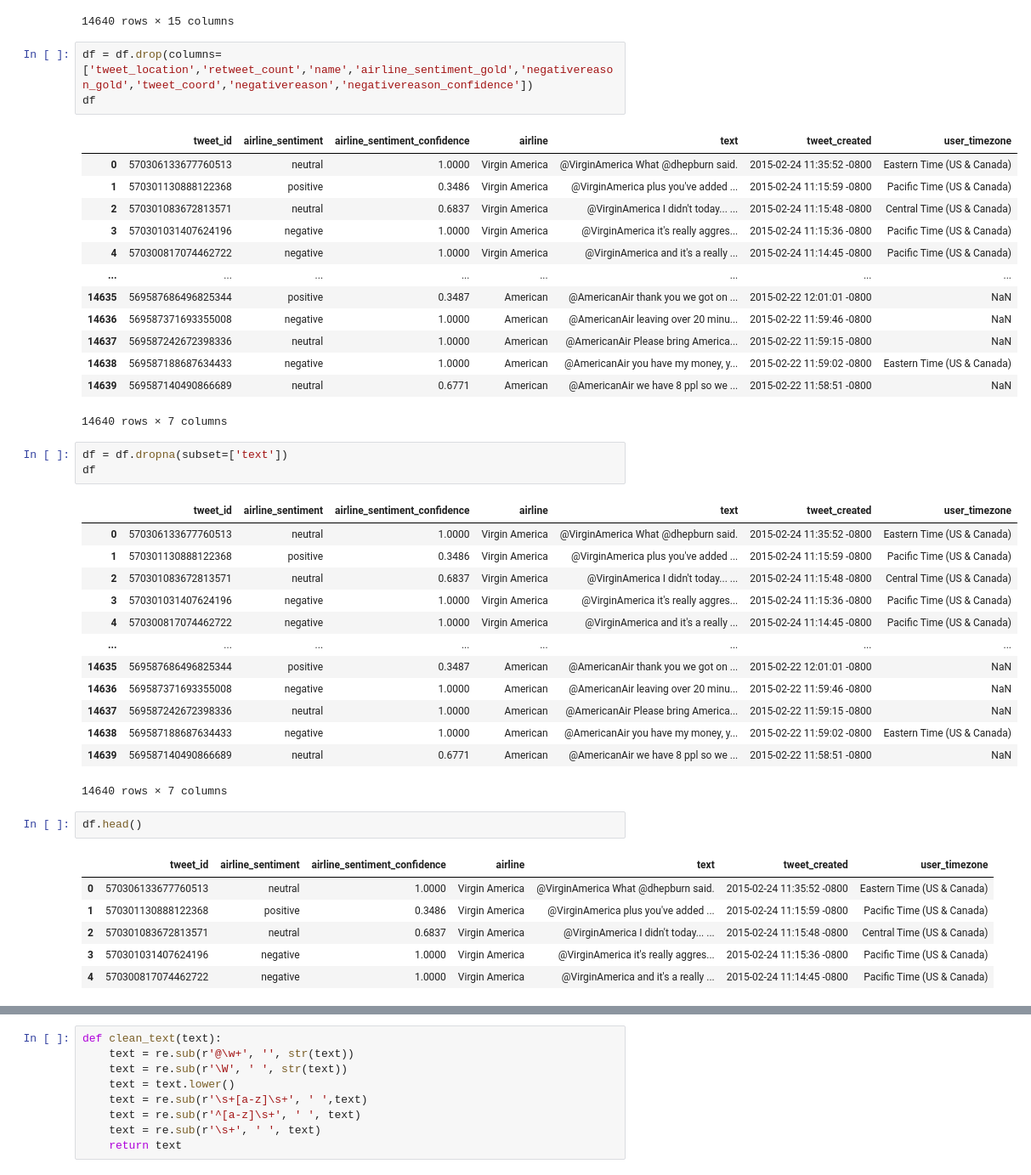
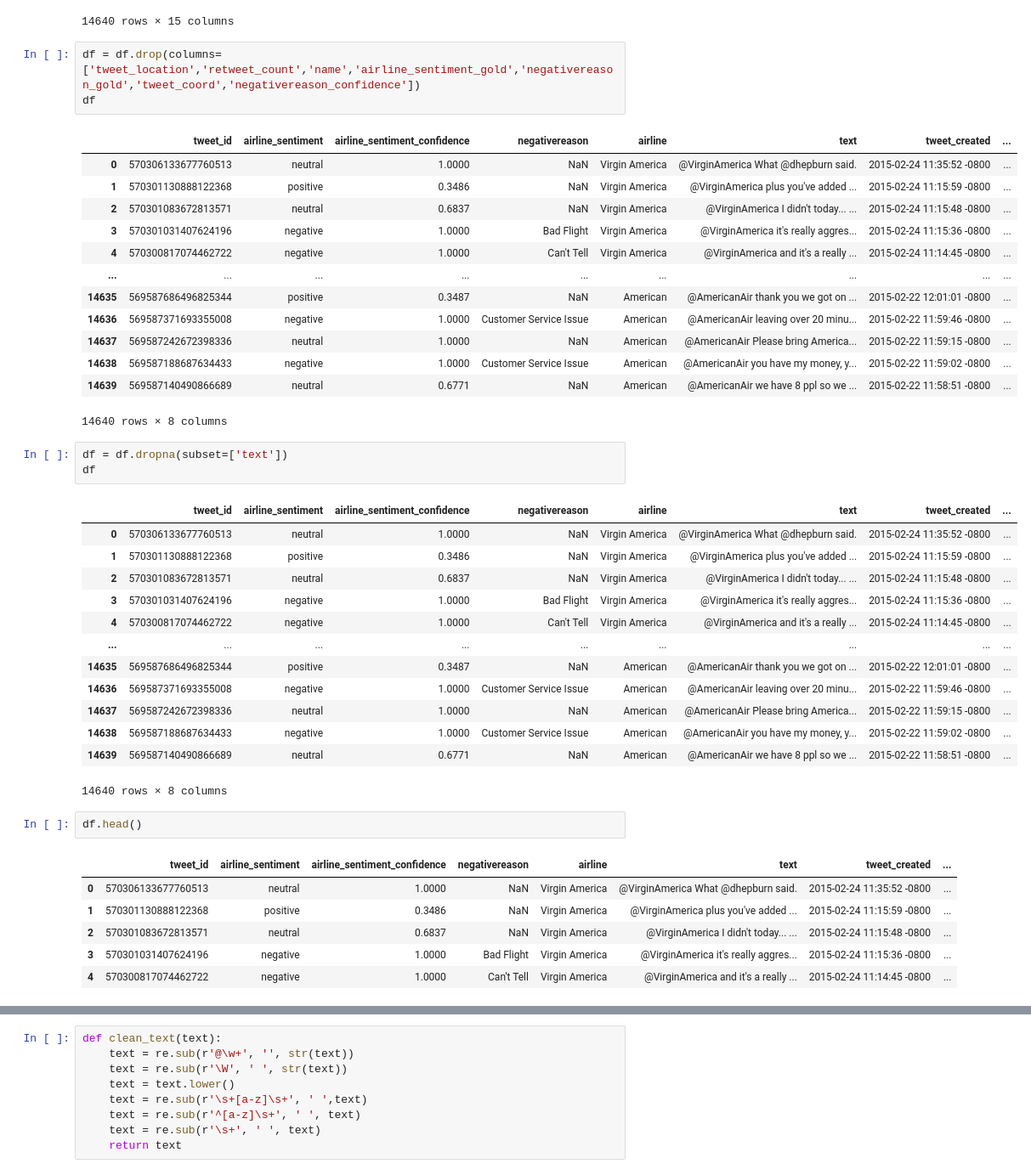
Before and after one commit to nb110240/TwitterSentiment, a Jupyter notebook: FinalProject_groupXXX.ipynb, the cells around one changed output, grey strips where cells are left out. Shown at 85% size. Drawn from its saved outputs; the diff is of its cells as text.

```diff
--- a/FinalProject_groupXXX.ipynb
+++ b/FinalProject_groupXXX.ipynb
@@ -92,48 +100,48 @@ df
 | 14639 | 569587140490866689 | neutral | 0.6771 | NaN | 0.0000 | American | ... |
 14640 rows × 15 columns
 # %%
-df = df.drop(columns=['tweet_location','retweet_count','name','airline_sentiment_gold','negativereason_gold','tweet_coord','negativereason','negativereason_confidence'])
+df = df.drop(columns=['tweet_location','retweet_count','name','airline_sentiment_gold','negativereason_gold','tweet_coord','negativereason_confidence'])
 df
 # %% [output]
-|  | tweet_id | airline_sentiment | airline_sentiment_confidence | airline | text | tweet_created | user_timezone |
-| 0 | 570306133677760513 | neutral | 1.0000 | Virgin America | @VirginAmerica What @dhepburn said. | 2015-02-24 11:35:52 -0800 | Eastern Time (US & Canada) |
-| 1 | 570301130888122368 | positive | 0.3486 | Virgin America | @VirginAmerica plus you've added ... | 2015-02-24 11:15:59 -0800 | Pacific Time (US & Canada) |
-| 2 | 570301083672813571 | neutral | 0.6837 | Virgin America | @VirginAmerica I didn't today... ... | 2015-02-24 11:15:48 -0800 | Central Time (US & Canada) |
-| 3 | 570301031407624196 | negative | 1.0000 | Virgin America | @VirginAmerica it's really aggres... | 2015-02-24 11:15:36 -0800 | Pacific Time (US & Canada) |
-| 4 | 570300817074462722 | negative | 1.0000 | Virgin America | @VirginAmerica and it's a really ... | 2015-02-24 11:14:45 -0800 | Pacific Time (US & Canada) |
-| ... | ... | ... | ... | ... | ... | ... | ... |
-| 14635 | 569587686496825344 | positive | 0.3487 | American | @AmericanAir thank you we got on ... | 2015-02-22 12:01:01 -0800 | NaN |
-| 14636 | 569587371693355008 | negative | 1.0000 | American | @AmericanAir leaving over 20 minu... | 2015-02-22 11:59:46 -0800 | NaN |
-| 14637 | 569587242672398336 | neutral | 1.0000 | American | @AmericanAir Please bring America... | 2015-02-22 11:59:15 -0800 | NaN |
-| 14638 | 569587188687634433 | negative | 1.0000 | American | @AmericanAir you have my money, y... | 2015-02-22 11:59:02 -0800 | Eastern Time (US & Canada) |
-| 14639 | 569587140490866689 | neutral | 0.6771 | American | @AmericanAir we have 8 ppl so we ... | 2015-02-22 11:58:51 -0800 | NaN |
+|  | tweet_id | airline_sentiment | airline_sentiment_confidence | negativereason | airline | text | tweet_created | ... |
+| 0 | 570306133677760513 | neutral | 1.0000 | NaN | Virgin America | @VirginAmerica What @dhepburn said. | 2015-02-24 11:35:52 -0800 | ... |
+| 1 | 570301130888122368 | positive | 0.3486 | NaN | Virgin America | @VirginAmerica plus you've added ... | 2015-02-24 11:15:59 -0800 | ... |
+| 2 | 570301083672813571 | neutral | 0.6837 | NaN | Virgin America | @VirginAmerica I didn't today... ... | 2015-02-24 11:15:48 -0800 | ... |
+| 3 | 570301031407624196 | negative | 1.0000 | Bad Flight | Virgin America | @VirginAmerica it's really aggres... | 2015-02-24 11:15:36 -0800 | ... |
+| 4 | 570300817074462722 | negative | 1.0000 | Can't Tell | Virgin America | @VirginAmerica and it's a really ... | 2015-02-24 11:14:45 -0800 | ... |
+| ... | ... | ... | ... | ... | ... | ... | ... | ... |
+| 14635 | 569587686496825344 | positive | 0.3487 | NaN | American | @AmericanAir thank you we got on ... | 2015-02-22 12:01:01 -0800 | ... |
+| 14636 | 569587371693355008 | negative | 1.0000 | Customer Service Issue | American | @AmericanAir leaving over 20 minu... | 2015-02-22 11:59:46 -0800 | ... |
+| 14637 | 569587242672398336 | neutral | 1.0000 | NaN | American | @AmericanAir Please bring America... | 2015-02-22 11:59:15 -0800 | ... |
+| 14638 | 569587188687634433 | negative | 1.0000 | Customer Service Issue | American | @AmericanAir you have my money, y... | 2015-02-22 11:59:02 -0800 | ... |
+| 14639 | 569587140490866689 | neutral | 0.6771 | NaN | American | @AmericanAir we have 8 ppl so we ... | 2015-02-22 11:58:51 -0800 | ... |
-14640 rows × 7 columns
+14640 rows × 8 columns
 # %%
 df = df.dropna(subset=['text'])
 df
 # %% [output]
-|  | tweet_id | airline_sentiment | airline_sentiment_confidence | airline | text | tweet_created | user_timezone |
-| 0 | 570306133677760513 | neutral | 1.0000 | Virgin America | @VirginAmerica What @dhepburn said. | 2015-02-24 11:35:52 -0800 | Eastern Time (US & Canada) |
-| 1 | 570301130888122368 | positive | 0.3486 | Virgin America | @VirginAmerica plus you've added ... | 2015-02-24 11:15:59 -0800 | Pacific Time (US & Canada) |
-| 2 | 570301083672813571 | neutral | 0.6837 | Virgin America | @VirginAmerica I didn't today... ... | 2015-02-24 11:15:48 -0800 | Central Time (US & Canada) |
-| 3 | 570301031407624196 | negative | 1.0000 | Virgin America | @VirginAmerica it's really aggres... | 2015-02-24 11:15:36 -0800 | Pacific Time (US & Canada) |
-| 4 | 570300817074462722 | negative | 1.0000 | Virgin America | @VirginAmerica and it's a really ... | 2015-02-24 11:14:45 -0800 | Pacific Time (US & Canada) |
-| ... | ... | ... | ... | ... | ... | ... | ... |
-| 14635 | 569587686496825344 | positive | 0.3487 | American | @AmericanAir thank you we got on ... | 2015-02-22 12:01:01 -0800 | NaN |
-| 14636 | 569587371693355008 | negative | 1.0000 | American | @AmericanAir leaving over 20 minu... | 2015-02-22 11:59:46 -0800 | NaN |
-| 14637 | 569587242672398336 | neutral | 1.0000 | American | @AmericanAir Please bring America... | 2015-02-22 11:59:15 -0800 | NaN |
-| 14638 | 569587188687634433 | negative | 1.0000 | American | @AmericanAir you have my money, y... | 2015-02-22 11:59:02 -0800 | Eastern Time (US & Canada) |
-| 14639 | 569587140490866689 | neutral | 0.6771 | American | @AmericanAir we have 8 ppl so we ... | 2015-02-22 11:58:51 -0800 | NaN |
+|  | tweet_id | airline_sentiment | airline_sentiment_confidence | negativereason | airline | text | tweet_created | ... |
+| 0 | 570306133677760513 | neutral | 1.0000 | NaN | Virgin America | @VirginAmerica What @dhepburn said. | 2015-02-24 11:35:52 -0800 | ... |
+| 1 | 570301130888122368 | positive | 0.3486 | NaN | Virgin America | @VirginAmerica plus you've added ... | 2015-02-24 11:15:59 -0800 | ... |
+| 2 | 570301083672813571 | neutral | 0.6837 | NaN | Virgin America | @VirginAmerica I didn't today... ... | 2015-02-24 11:15:48 -0800 | ... |
+| 3 | 570301031407624196 | negative | 1.0000 | Bad Flight | Virgin America | @VirginAmerica it's really aggres... | 2015-02-24 11:15:36 -0800 | ... |
+| 4 | 570300817074462722 | negative | 1.0000 | Can't Tell | Virgin America | @VirginAmerica and it's a really ... | 2015-02-24 11:14:45 -0800 | ... |
+| ... | ... | ... | ... | ... | ... | ... | ... | ... |
+| 14635 | 569587686496825344 | positive | 0.3487 | NaN | American | @AmericanAir thank you we got on ... | 2015-02-22 12:01:01 -0800 | ... |
+| 14636 | 569587371693355008 | negative | 1.0000 | Customer Service Issue | American | @AmericanAir leaving over 20 minu... | 2015-02-22 11:59:46 -0800 | ... |
+| 14637 | 569587242672398336 | neutral | 1.0000 | NaN | American | @AmericanAir Please bring America... | 2015-02-22 11:59:15 -0800 | ... |
+| 14638 | 569587188687634433 | negative | 1.0000 | Customer Service Issue | American | @AmericanAir you have my money, y... | 2015-02-22 11:59:02 -0800 | ... |
+| 14639 | 569587140490866689 | neutral | 0.6771 | NaN | American | @AmericanAir we have 8 ppl so we ... | 2015-02-22 11:58:51 -0800 | ... |
-14640 rows × 7 columns
+14640 rows × 8 columns
 # %%
 df.head()
 # %% [output]
-|  | tweet_id | airline_sentiment | airline_sentiment_confidence | airline | text | tweet_created | user_timezone |
-| 0 | 570306133677760513 | neutral | 1.0000 | Virgin America | @VirginAmerica What @dhepburn said. | 2015-02-24 11:35:52 -0800 | Eastern Time (US & Canada) |
-| 1 | 570301130888122368 | positive | 0.3486 | Virgin America | @VirginAmerica plus you've added ... | 2015-02-24 11:15:59 -0800 | Pacific Time (US & Canada) |
-| 2 | 570301083672813571 | neutral | 0.6837 | Virgin America | @VirginAmerica I didn't today... ... | 2015-02-24 11:15:48 -0800 | Central Time (US & Canada) |
-| 3 | 570301031407624196 | negative | 1.0000 | Virgin America | @VirginAmerica it's really aggres... | 2015-02-24 11:15:36 -0800 | Pacific Time (US & Canada) |
-| 4 | 570300817074462722 | negative | 1.0000 | Virgin America | @VirginAmerica and it's a really ... | 2015-02-24 11:14:45 -0800 | Pacific Time (US & Canada) |
+|  | tweet_id | airline_sentiment | airline_sentiment_confidence | negativereason | airline | text | tweet_created | ... |
+| 0 | 570306133677760513 | neutral | 1.0000 | NaN | Virgin America | @VirginAmerica What @dhepburn said. | 2015-02-24 11:35:52 -0800 | ... |
+| 1 | 570301130888122368 | positive | 0.3486 | NaN | Virgin America | @VirginAmerica plus you've added ... | 2015-02-24 11:15:59 -0800 | ... |
+| 2 | 570301083672813571 | neutral | 0.6837 | NaN | Virgin America | @VirginAmerica I didn't today... ... | 2015-02-24 11:15:48 -0800 | ... |
+| 3 | 570301031407624196 | negative | 1.0000 | Bad Flight | Virgin America | @VirginAmerica it's really aggres... | 2015-02-24 11:15:36 -0800 | ... |
+| 4 | 570300817074462722 | negative | 1.0000 | Can't Tell | Virgin America | @VirginAmerica and it's a really ... | 2015-02-24 11:14:45 -0800 | ... |
 # %%
 df.groupby(by=['airline']).count()
 # %% [output]
```
Also changed, not shown: parts of 31 cells of this notebook.
